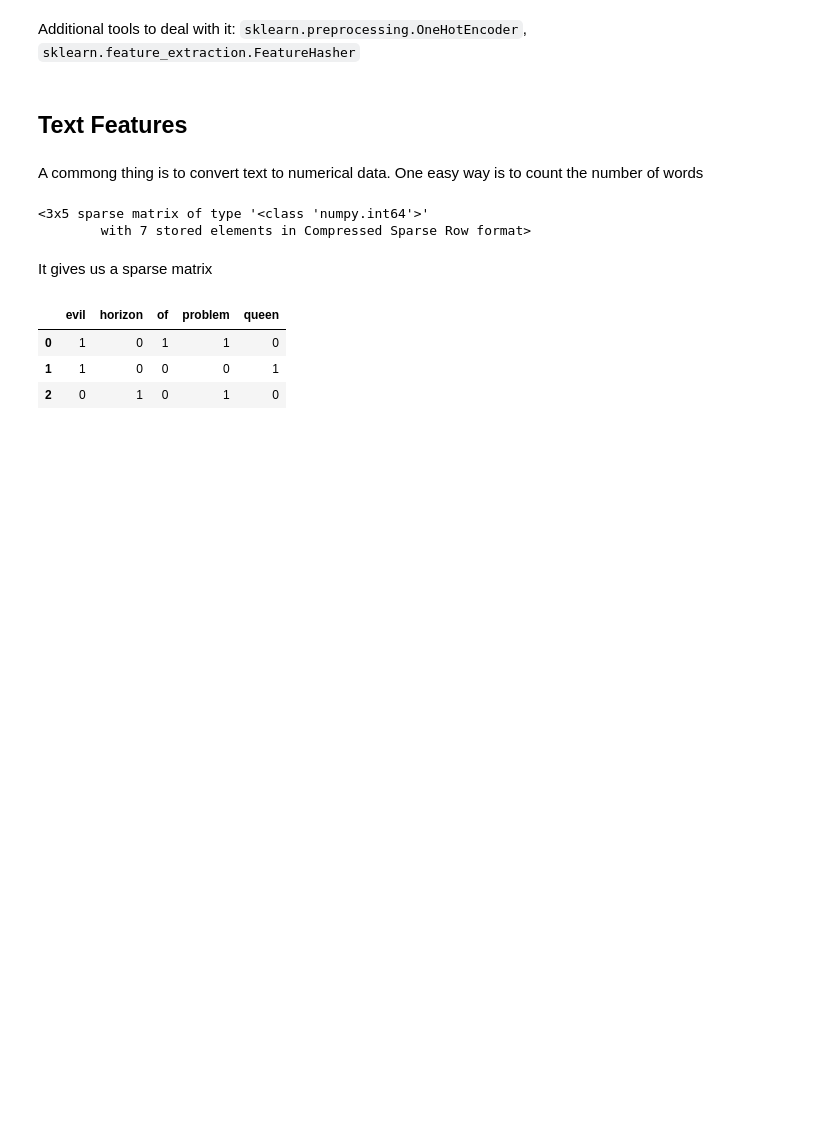
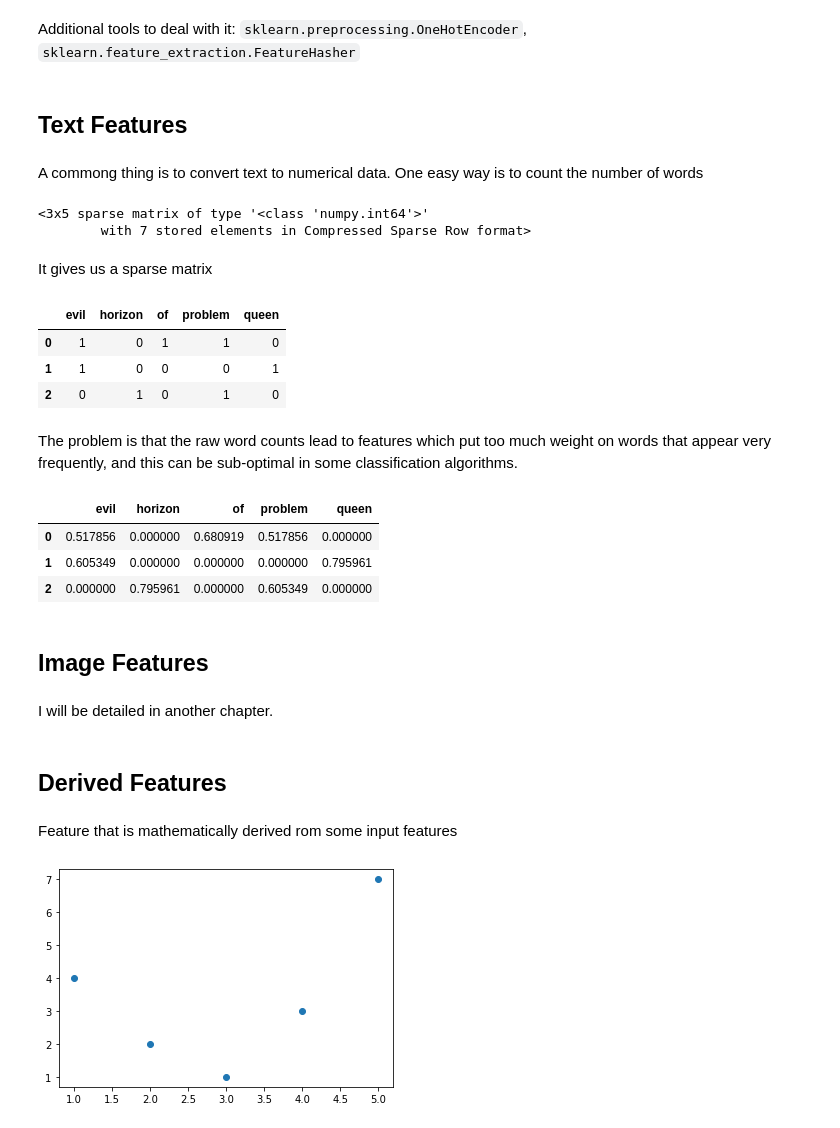
Before and after one commit to tomperr/tomperr_is_learning, a Jupyter notebook: Python_Data_Science_Handbook/MachineLearning/4_Feature_Engineering.ipynb, the cells around one changed output. Cells and saved outputs as stored; diff of their text form; code cells hidden in the pictures; blank space fills up the shorter version.

Commit message:
finish feature engineering and naive bayes classification

```diff
--- a/Python_Data_Science_Handbook/MachineLearning/4_Feature_Engineering.ipynb
+++ b/Python_Data_Science_Handbook/MachineLearning/4_Feature_Engineering.ipynb
@@ -69,3 +69,33 @@ pd.DataFrame(X.toarray(), columns=vec.get_feature_names_out())
 | 0 | 1 | 0 | 1 | 1 | 0 |
 | 1 | 1 | 0 | 0 | 0 | 1 |
 | 2 | 0 | 1 | 0 | 1 | 0 |
+# %% [markdown]
+The problem is that the raw word counts lead to features which put too much weight on words that appear very frequently, and this can be sub-optimal in some classification algorithms.
+# %%
+from sklearn.feature_extraction.text import TfidfVectorizer
+vec = TfidfVectorizer()
+X = vec.fit_transform(sample)
+pd.DataFrame(X.toarray(), columns=vec.get_feature_names_out())
+# %% [output]
+|  | evil | horizon | of | problem | queen |
+| 0 | 0.517856 | 0.000000 | 0.680919 | 0.517856 | 0.000000 |
+| 1 | 0.605349 | 0.000000 | 0.000000 | 0.000000 | 0.795961 |
+| 2 | 0.000000 | 0.795961 | 0.000000 | 0.605349 | 0.000000 |
+# %% [markdown]
+## Image Features
+# %% [markdown]
+I will be detailed in another chapter.
+# %% [markdown]
+## Derived Features
+# %% [markdown]
+Feature that is mathematically derived rom some input features
+# %%
+%matplotlib inline
+import numpy as np
+import matplotlib.pyplot as plt
+
+x = np.array([1, 2, 3, 4, 5])
+y = np.array([4, 2, 1, 3, 7])
+plt.scatter(x, y);
+# %% [output]
+[figure, added]
```
Also changed, not shown: parts of 16 cells of this notebook, 1 other file.
